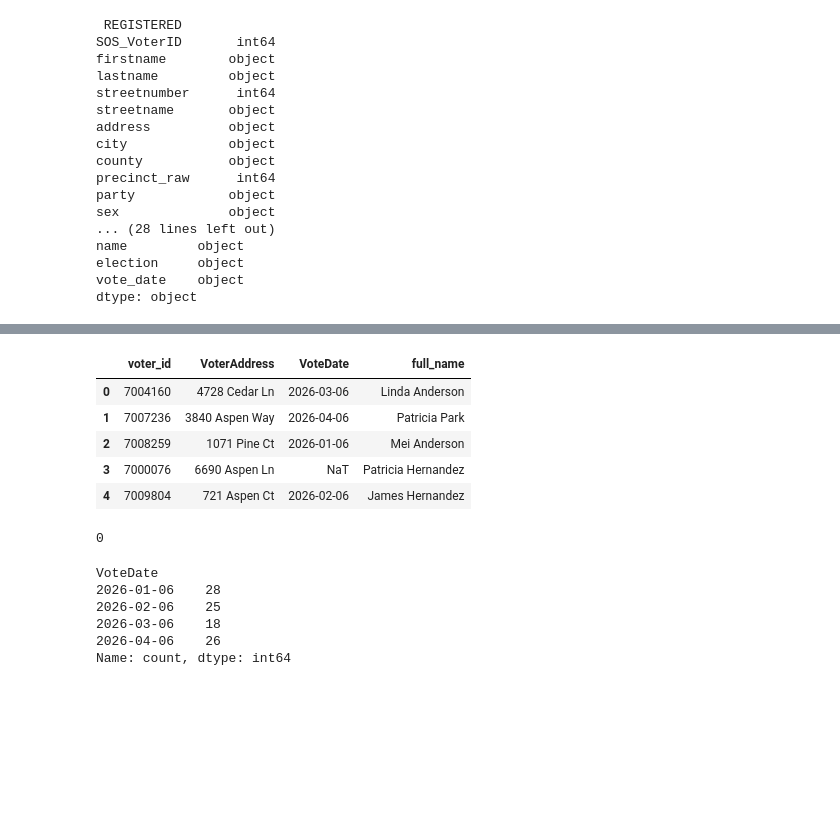
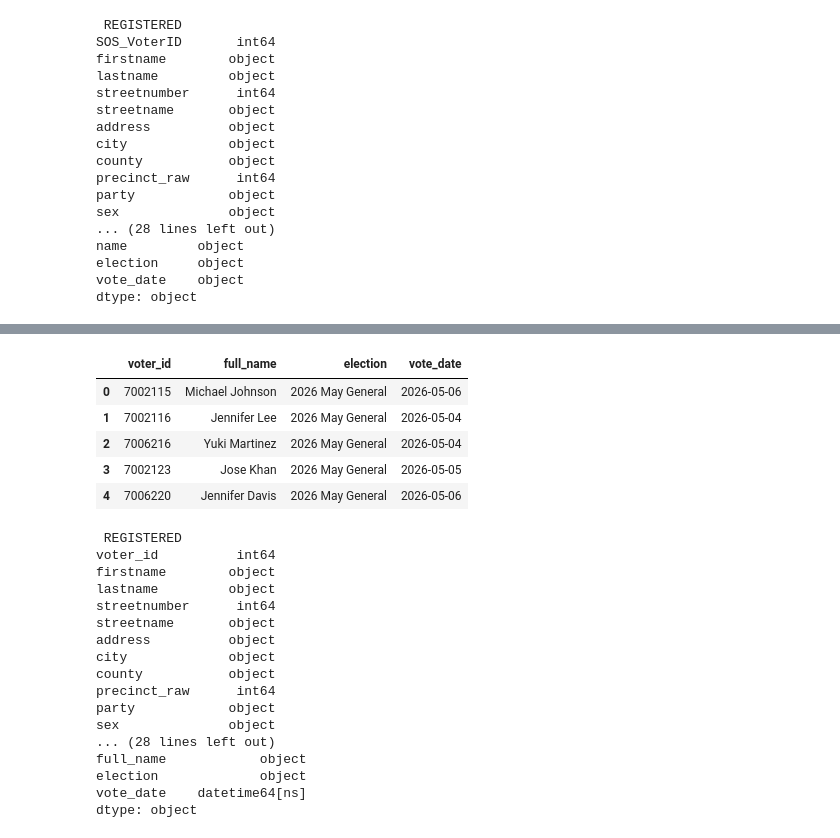
Before and after one commit to Yeasirzawad/Precinctsmart-Assessment, a Jupyter notebook: Notebook/lakeside_analysis.ipynb, the cells around one changed output, grey strips where cells are left out. Drawn from its saved outputs; the diff is of its cells as text; code cells hidden in the pictures; blank space fills up the shorter version.

Commit message:
date formatting done for all the dataset

```diff
--- a/Notebook/lakeside_analysis.ipynb
+++ b/Notebook/lakeside_analysis.ipynb
@@ -453,10 +452,8 @@ election     object
 vote_date    object
 dtype: object
 # %%
-mail["Return Date"] = pd.to_datetime(mail["Return Date"]).dt.normalize()
-northgate["VoteDate"] = pd.to_datetime(
-    northgate["VoteDate"],
-    errors="coerce",
-    dayfirst=True).dt.normalize()
-southfield["date_voted"] = pd.to_datetime(southfield["date_voted"]).dt.normalize()
-first_round["vote_date"] = pd.to_datetime(first_round["vote_date"], dayfirst=True).dt.normalize()
+registered = registered.rename(
+    columns={"SOS_VoterID": "voter_id"})
+
+mail = mail.rename(
+    columns={"VUID": "voter_id"})
@@ -478,22 +460,15 @@ Name: VoteDate, Length: 123, dtype: bool
-# %%
-northgate.head()
-# %% [output]
-|  | voter_id | VoterAddress | VoteDate | full_name |
-| 0 | 7004160 | 4728 Cedar Ln | 2026-03-06 | Linda Anderson |
-| 1 | 7007236 | 3840 Aspen Way | 2026-04-06 | Patricia Park |
-| 2 | 7008259 | 1071 Pine Ct | 2026-01-06 | Mei Anderson |
-| 3 | 7000076 | 6690 Aspen Ln | NaT | Patricia Hernandez |
-| 4 | 7009804 | 721 Aspen Ct | 2026-02-06 | James Hernandez |
-# %%
-first_round["vote_date"].isna().sum()
-# %% [output]
-0
-# %%
-northgate["VoteDate"].value_counts().sort_index()
-# %% [output]
-VoteDate
-2026-01-06    28
-2026-02-06    25
-2026-03-06    18
-2026-04-06    26
-Name: count, dtype: int64
+# %%
+first_round = first_round.rename(
+    columns={"name": "full_name"})
+
+mail = mail.rename(
+    columns={"Voter": "full_name"})
+# %%
+first_round.head()
+# %% [output]
+|  | voter_id | full_name | election | vote_date |
+| 0 | 7002115 | Michael Johnson | 2026 May General | 2026-05-06 |
+| 1 | 7002116 | Jennifer Lee | 2026 May General | 2026-05-04 |
+| 2 | 7006216 | Yuki Martinez | 2026 May General | 2026-05-04 |
+| 3 | 7002123 | Jose Khan | 2026 May General | 2026-05-05 |
+| 4 | 7006220 | Jennifer Davis | 2026 May General | 2026-05-06 |
@@ -499,0 +490,30 @@ Name: count, dtype: int64
+# %%
+datasets = {
+    "registered": registered,
+    "mail": mail,
+    "northgate": northgate,
+    "southfield": southfield,
+    "first_round": first_round
+}
+
+for name, df in datasets.items():
+    print("\n", name.upper())
+    print(df.dtypes)
+# %% [output]
+ REGISTERED
+voter_id          int64
+firstname        object
+lastname         object
+streetnumber      int64
+streetname       object
+address          object
+city             object
+county           object
+precinct_raw      int64
+party            object
+sex              object
+... (28 lines left out)
+full_name            object
+election             object
+vote_date    datetime64[ns]
+dtype: object
```
Also changed, not shown: parts of 9 cells of this notebook.
